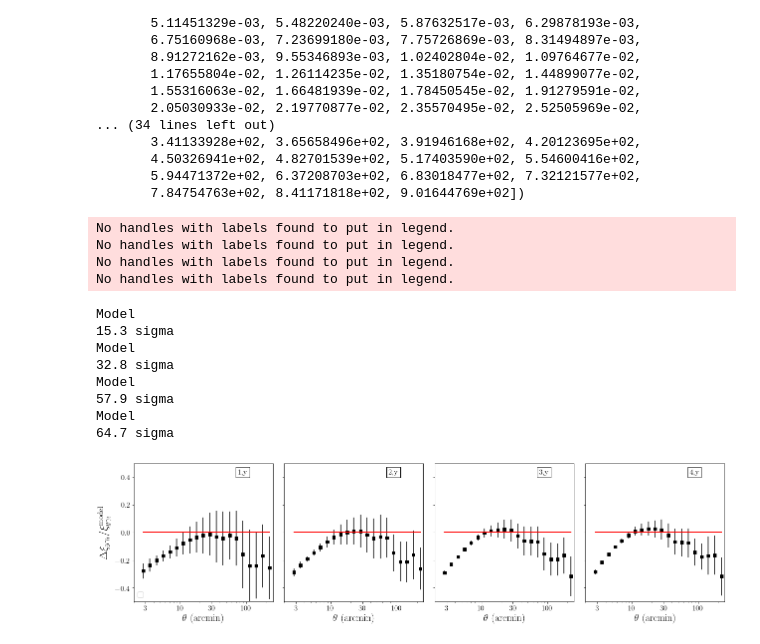
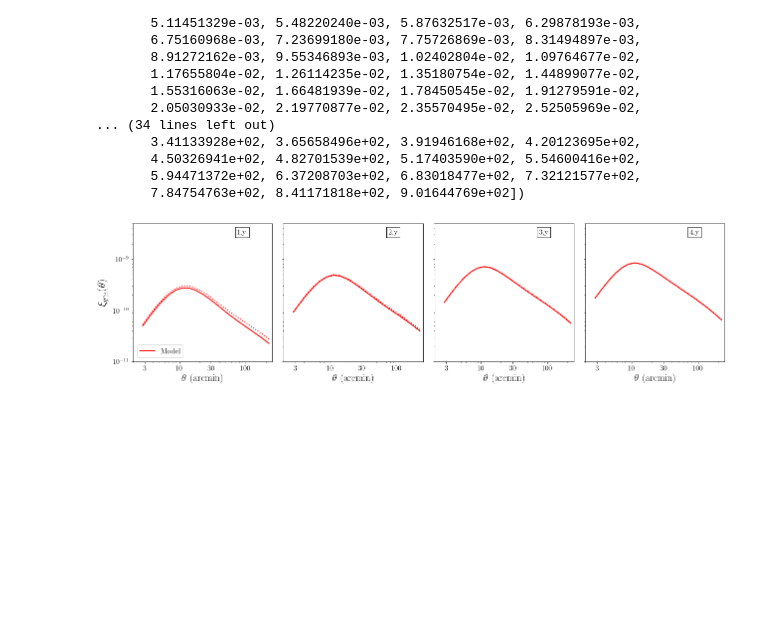
Before and after one commit to shivampcosmo/ACTxDESY3, a Jupyter notebook: src/plotting/code_comparison.ipynb, the cells around one changed output. Cells and saved outputs as stored; diff of their text form; code cells hidden in the pictures; blank space fills up the shorter version.

```diff
--- a/src/plotting/code_comparison.ipynb
+++ b/src/plotting/code_comparison.ipynb
@@ -1919,10 +1919,10 @@ fdir = '/global/cfs/cdirs/des/shivamp/nl_cosmosis/cosmosis/ACTxDESY3/src/results
 import scipy.interpolate as interpolate
 ytype = 'planck'
 # ytype = 'act'
-do_residuals = 1
+do_residuals = 0
 fnames = [
 #     'DV_obj_temp_kk_gty_buzzard_nobeam_comp.pk',
-         'DV_obj_temp_kk_gty_buzzard_nobeam_comp_duffy08.pk']
+         'DV_obj_temp_kk_gty_plancky3_beamed_B12_testIA_new.pk']
 
 from astropy.io import fits
 #     actf = fits.open('/global/cfs/cdirs/des/shivamp/nl_cosmosis/cosmosis/ACTxDESY3/src/data/DES_planckACT_theorycov_actmask.fits')
@@ -1959,7 +1959,7 @@ for j2 in range(4):
         texts_kk = [r'1,1',r'2,2',r'3,3',r'4,4']
         texts_ky = [r'1,y',r'2,y',r'3,y',r'4,y']
         theta_array = DV.xi_result_dict['gty']['theta']
-        bin_str = 'bin_' + str(j2+1) + '_' + str(0)
+        bin_str = 'yt_1bin_' + str(j2+1) + '_' + str(0)
 
         Cl_j1_tot = DV.xi_result_dict['gty'][bin_str]['tot']
         sel_ind = np.where((bin1_gty == j2+1) & (bin2_gty == j2+1))[0]
@@ -1996,15 +1996,15 @@ for j2 in range(4):
             else:
                 ax[j2].errorbar(yk_th_g, (Cl_d_th/Cl_d_th_ref) -1 , linestyle='-', marker='',lw = 2, color =colors[jf])
         else:
-            if jf == 0:
-                ax[j2].errorbar(yk_th_g, yk_g,yerr=yk_err, ls='',marker='s',color='black',label=label_yx)
-            else:
-                ax[j2].errorbar(yk_th_g, yk_g,yerr=yk_err, ls='',marker='s',color='black')
+#             if jf == 0:
+#                 ax[j2].errorbar(yk_th_g, yk_g,yerr=yk_err, ls='',marker='s',color='black',label=label_yx)
+#             else:
+#                 ax[j2].errorbar(yk_th_g, yk_g,yerr=yk_err, ls='',marker='s',color='black')
 
 
             ax[j2].errorbar(theta_array, Cl_j1_tot, linestyle='-', marker='',lw = 2, color =colors[jf],label=labels[jf])
-            ax[j2].errorbar(theta_array, DV.xi_result_dict['gty'][bin_str]['1h'], linestyle=':', marker='',lw = 2, color =colors[jf])
-            ax[j2].errorbar(theta_array, DV.xi_result_dict['gty'][bin_str]['2h'], linestyle='--', marker='',lw = 2, color =colors[jf])
+            ax[j2].errorbar(theta_array, DV.xi_result_dict['gty'][bin_str]['phy'], linestyle=':', marker='',lw = 2, color =colors[jf])
+            ax[j2].errorbar(theta_array, DV.xi_result_dict['gty'][bin_str]['int'], linestyle='--', marker='',lw = 2, color =colors[jf])
 
 
 
@@ -2021,43 +2021,31 @@ for j2 in range(4):
         ticks  = np.array([3,10,30,100])
         labels_bottom = ticks
         ax[j2].set_xticks(ticks)
         ax[j2].set_xticklabels(labels_bottom,  fontsize=15)
 
         ax[j2].tick_params(axis='both', which='minor', labelsize=15)
         ax[j2].tick_params(axis='both', which='major', labelsize=15)
         ax[j2].set_xlim((2,250))
         ax[j2].text( 0.75, 0.96,str(j2+1) + ',y', verticalalignment='top', horizontalalignment='left', transform=ax[j2].transAxes, fontsize=15, bbox=dict(facecolor='white', edgecolor='black'))
 
 
         jc += 1
 
     # ax[0,0].set_ylabel(r'$\xi_{\rm mm}$ comparison', size = 22)
     if do_residuals:
         ax[0].set_ylabel(r'$\Delta \xi_{y\gamma_t}/\xi^{\rm model}_{y\gamma_t}$ ', size = 22)
     else:
         ax[0].set_ylabel(r'$\xi_{y\gamma_t}(\theta)$ ', size = 22)
     # ax[1,0].set_ylabel(r'$\xi_{y\kappa}(\theta)$ ', size = 22)
     # ax[2,0].set_ylabel(r'$\xi_{\kappa \kappa}(\theta)$ ', size = 22)
     ax[0].legend(fontsize=15,loc='lower left')
 #     ax[1].legend(fontsize=15,loc='lower left')
     #     ax[1,j].tick_params(axis='both', which='major', labelsize=15)
 
 
 
 pl.tight_layout()
 
 # fig.savefig('xi_sims_residual_' + str(ytype) + '.pdf')
 # %% [output]
-No handles with labels found to put in legend.
-No handles with labels found to put in legend.
-No handles with labels found to put in legend.
-No handles with labels found to put in legend.
-Model
-15.3 sigma
-Model
-32.8 sigma
-Model
-57.9 sigma
-Model
-64.7 sigma
-[figure, old version]
+[figure, new version]
```
Also changed, not shown: parts of 2 cells of this notebook, 19 other files.
